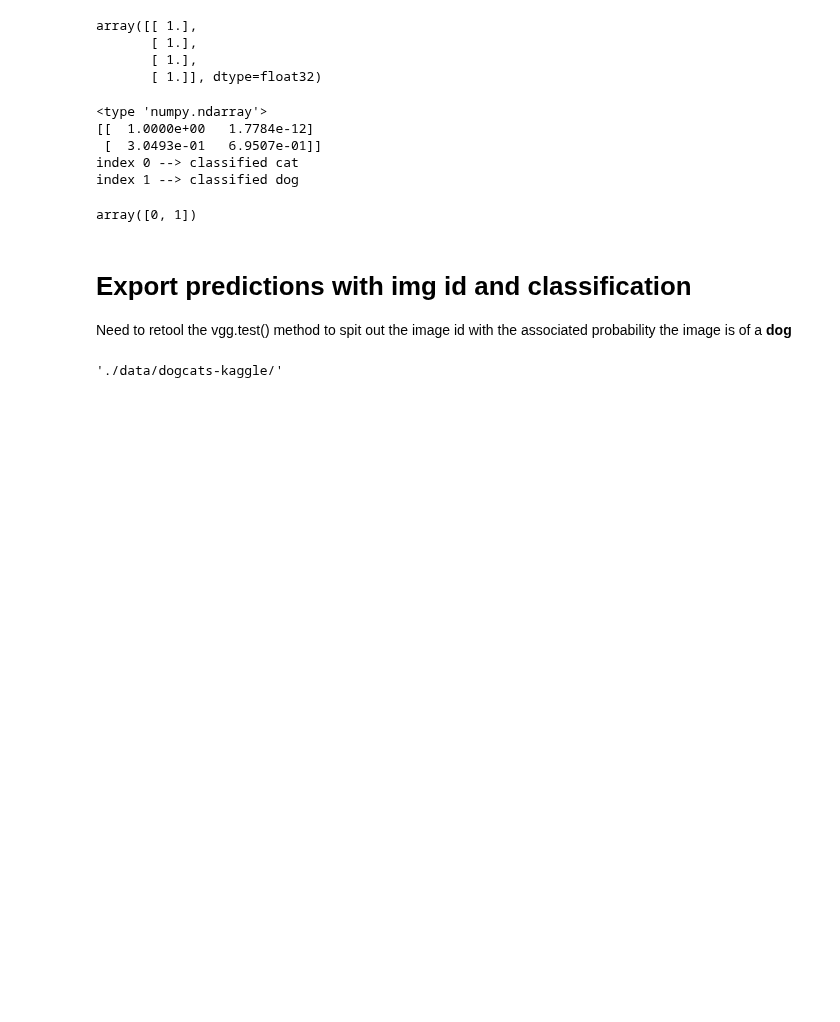
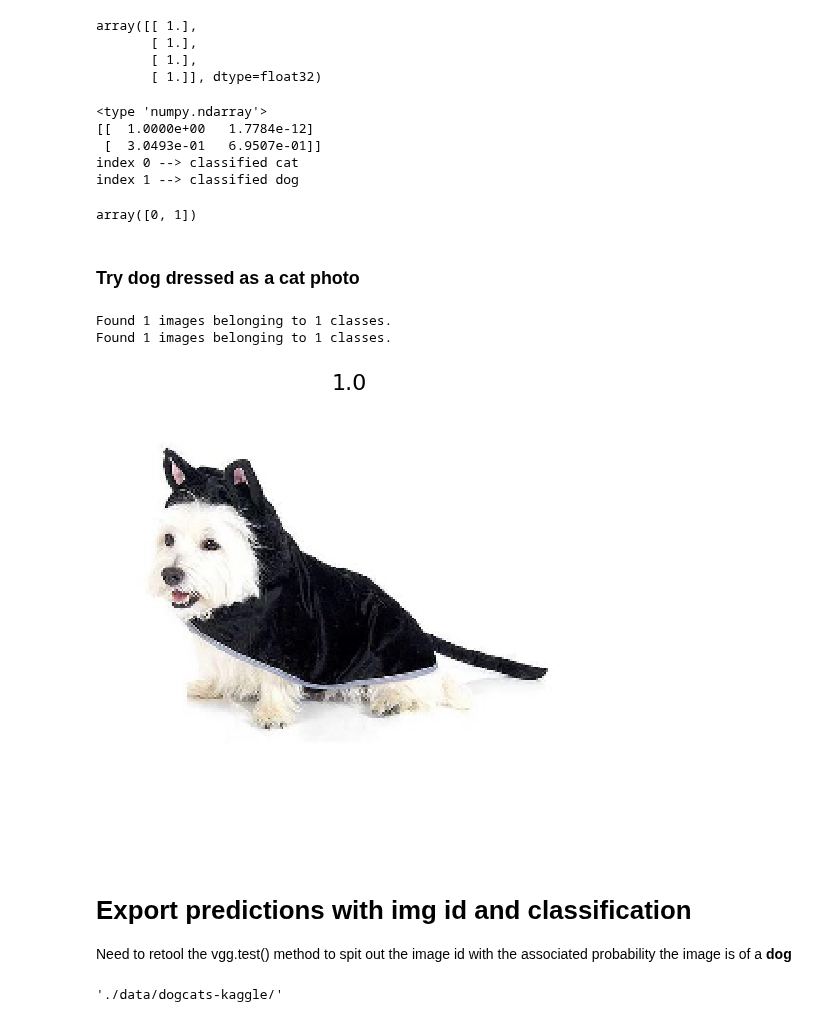
Before and after one commit to caitriggs/courses, a Jupyter notebook: deeplearning1/nbs/lesson1-Kaggle.ipynb, the cells around one changed output. Drawn from its saved outputs; the diff is of its cells as text; code cells hidden in the pictures; blank space fills up the shorter version.

Commit message:
Try out dog dressed as cat :]

```diff
--- a/deeplearning1/nbs/lesson1-Kaggle.ipynb
+++ b/deeplearning1/nbs/lesson1-Kaggle.ipynb
@@ -240,6 +237,21 @@ predictions[:2].argmax(axis=1)
 index 0 --> classified cat
 index 1 --> classified dog
 array([0, 1])
+# %% [markdown]
+### Try dog dressed as a cat photo
+# %%
+path = './data/dogcats-kaggle/test-custom'
+test_batches, predictions = vgg.test(path, batch_size=1)
+
+# Turn off shuffle so predicitons and test images keep same order (need to change this so it's more robust eventually)
+test_batch = vgg.get_batches(path, batch_size=4, shuffle=False)
+img, labels = next(test_batch)
+#Probability image is a DOG
+plots(img, titles=np.around(predictions[:,1], decimals=4))
+# %% [output]
+Found 1 images belonging to 1 classes.
+Found 1 images belonging to 1 classes.
+[figure, added]
 # %% [markdown]
 # Export predictions with img id and classification
 
```
Also changed, not shown: parts of 8 cells of this notebook.
